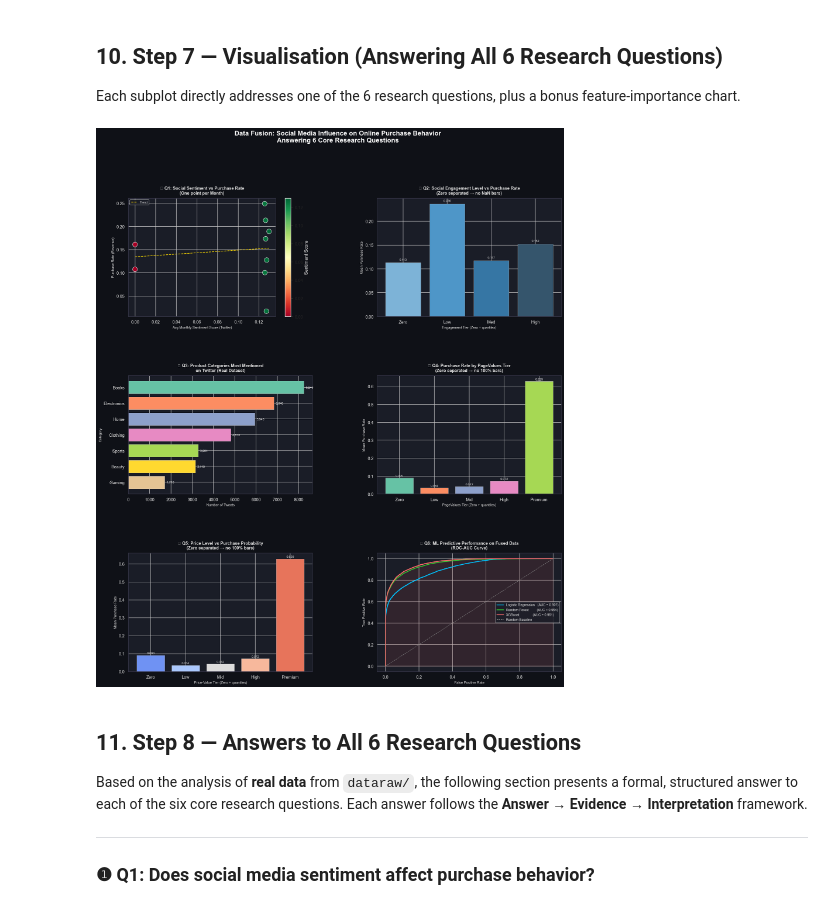
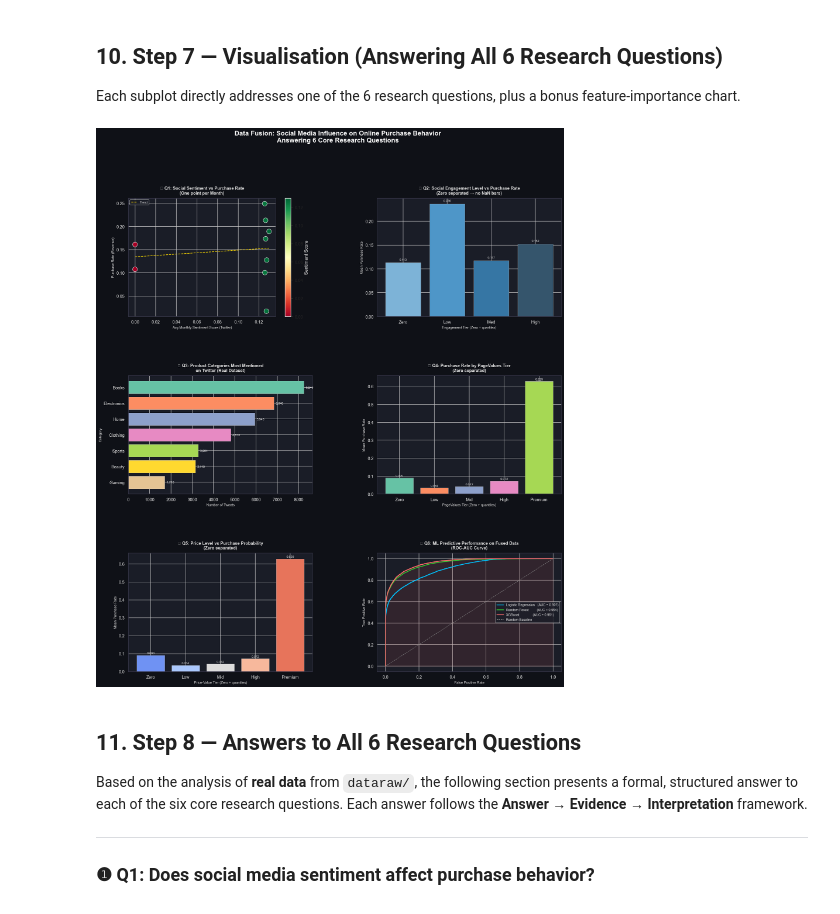
Before and after one commit to luana2322/Social-Media-Influence-on-Online-Purchase-Behavior-A-Data-Analyst, a Jupyter notebook: Data_Fusion_Project.ipynb, the cells around one changed output. Saved outputs shown, nothing was run; the diff lists cells and outputs as text; code cells hidden in the pictures.

```diff
--- a/Data_Fusion_Project.ipynb
+++ b/Data_Fusion_Project.ipynb
@@ -835,7 +835,7 @@ for b in bars4:
              f'{b.get_height():.3f}', ha='center', va='bottom',
              color=TEXT_CLR, fontsize=8)
 style_ax(ax4,
-    '❹ Q4: Purchase Rate by PageValues Tier\n(Zero separated → no 100% bars)',
+    '❹ Q4: Purchase Rate by PageValues Tier\n(Zero separated)',
     'PageValues Tier (Zero + quantiles)', 'Mean Purchase Rate')
 
 # ── Q5: Price → Purchase (fixed binning) ──────────────────────────────
@@ -852,35 +852,35 @@ bars5 = ax5.bar(q5['price_tier'].astype(str), q5['Revenue'],
 for b in bars5:
     ax5.text(b.get_x() + b.get_width()/2, b.get_height() + 0.003,
              f'{b.get_height():.3f}', ha='center', va='bottom',
              color=TEXT_CLR, fontsize=8)
 style_ax(ax5,
-    '❺ Q5: Price Level vs Purchase Probability\n(Zero separated → no 100% bars)',
+    '❺ Q5: Price Level vs Purchase Probability\n(Zero separated)',
     'Price-Value Tier (Zero + quantiles)', 'Mean Purchase Rate')
 
 # ── Q6: ROC Curve (model prediction) ─────────────────────────────────
 ax6 = fig.add_subplot(gs[2, 1])
 roc_path = os.path.join('models', 'evaluation_report.json')
 with open(roc_path) as f:
     eval_data = json.load(f)
 colors_q6 = {'Logistic Regression': '#00BFFF', 'Random Forest': '#32CD32', 'XGBoost': '#FF6B6B'}
 for model_name, color in colors_q6.items():
     res = eval_data['results'][model_name]
     roc = res['roc_curve']
     auc = res['roc_auc']
     ax6.plot(roc['fpr'], roc['tpr'], color=color, lw=2,
              label=f'{model_name:20s}  (AUC = {auc:.3f})')
 ax6.plot([0,1],[0,1],'--', color='#888888', lw=1, label='Random Baseline')
 best_name = eval_data['best_model']
 best_roc = eval_data['results'][best_name]['roc_curve']
 ax6.fill_between(best_roc['fpr'], best_roc['tpr'], alpha=0.1,
                  color=colors_q6[best_name])
 l6 = ax6.legend(fontsize=8.5, facecolor=DARK_BG, labelcolor=TEXT_CLR,
                  framealpha=0.8)
 style_ax(ax6,
     '❻ Q6: ML Predictive Performance on Fused Data\n(ROC-AUC Curve)',
     'False Positive Rate', 'True Positive Rate')
 # %% [output]
-[figure, old version]
+[figure, new version]
 # %% [markdown]
 ## 11. Step 8 — Answers to All 6 Research Questions
 
```
Also changed, not shown: 1 other file.
